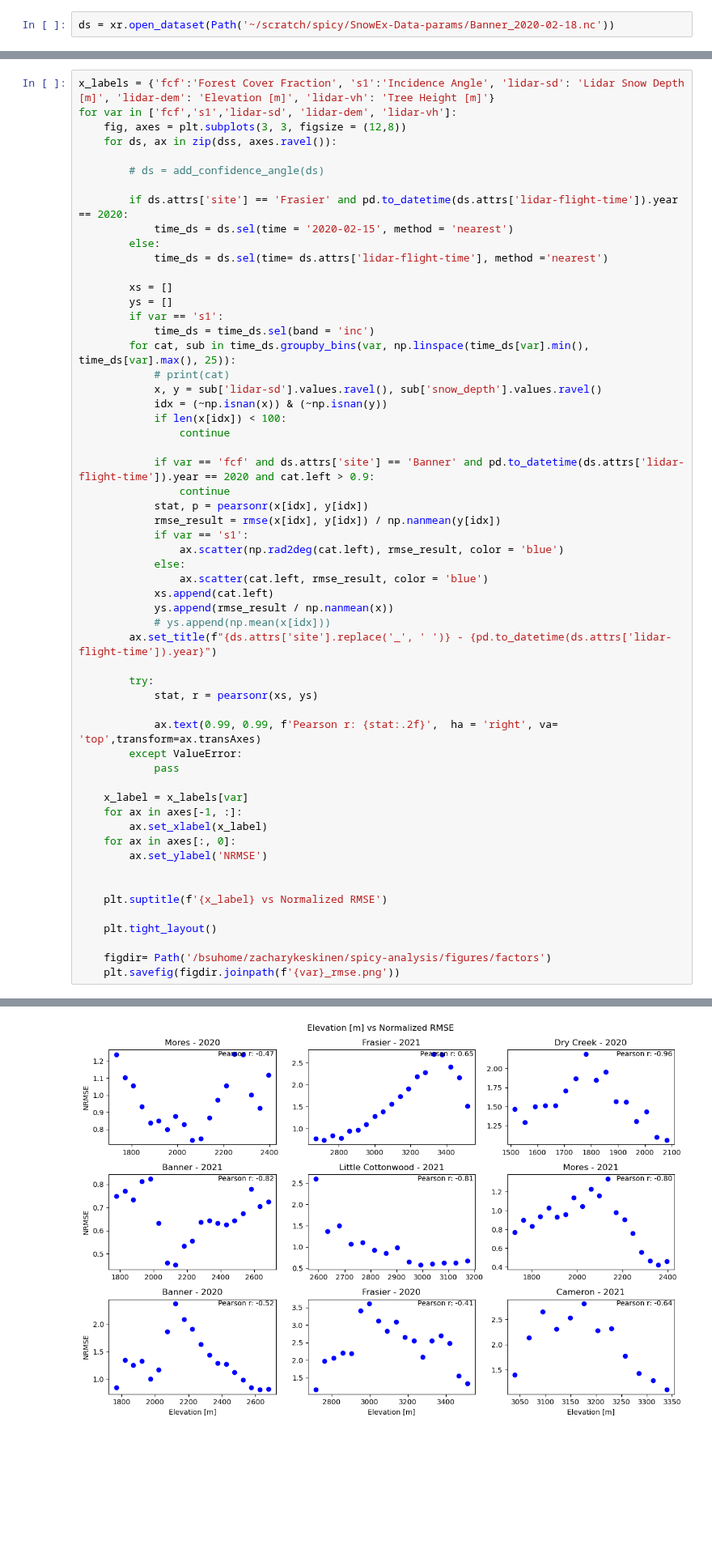
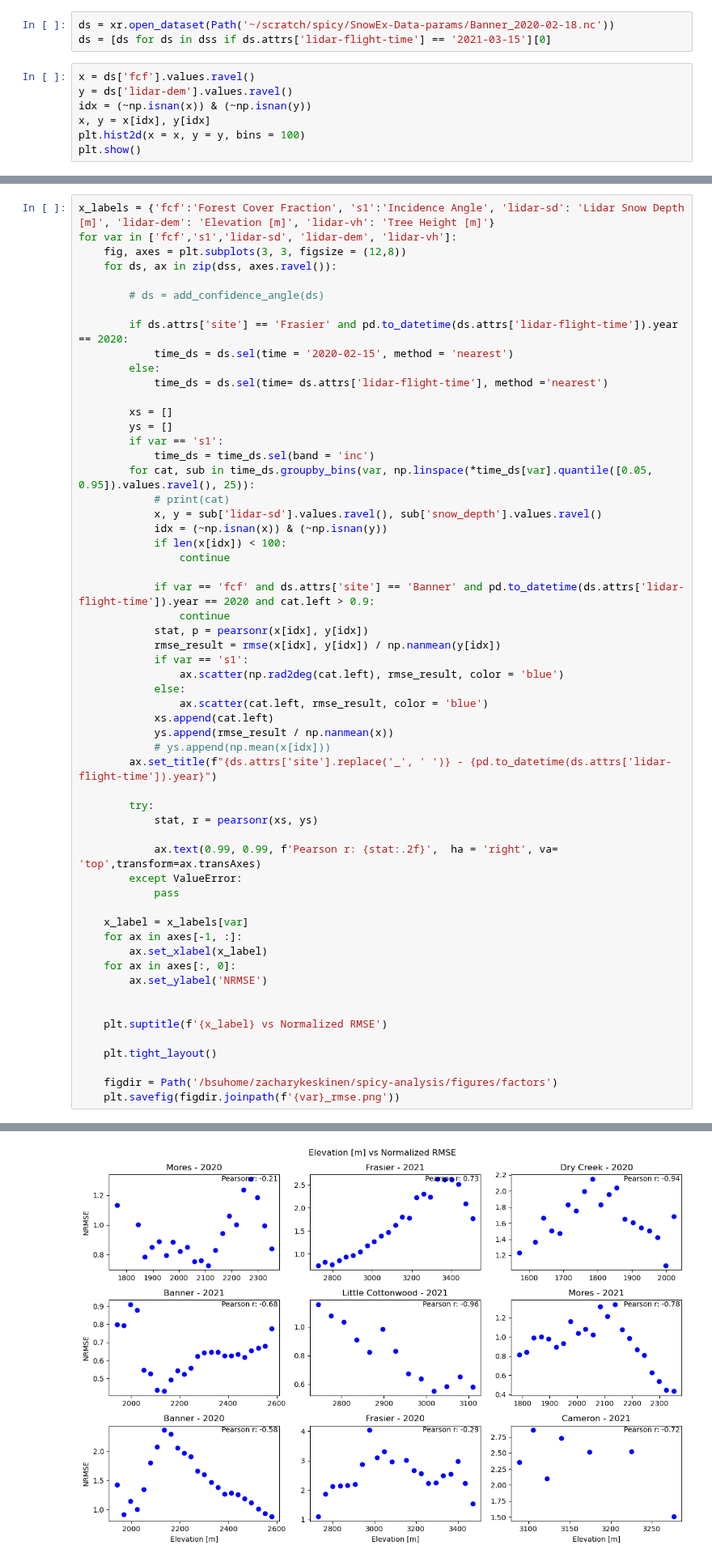
Before and after one commit to ZachHoppinen/spicy-analysis, a Jupyter notebook: src/compare/factors/rmse.ipynb, the cells around one changed output, grey strips where cells are left out. Shown at 81% size. Cells and saved outputs as stored; diff of their text form; blank space fills up the shorter version.

```diff
--- a/src/compare/factors/rmse.ipynb
+++ b/src/compare/factors/rmse.ipynb
@@ -15,3 +15,11 @@ def rmse(predictions, targets):
 dss = [xr.open_dataset(fp) for fp in Path('~/scratch/spicy/SnowEx-Data-params').expanduser().glob('*.nc')]
 # %%
 ds = xr.open_dataset(Path('~/scratch/spicy/SnowEx-Data-params/Banner_2020-02-18.nc'))
+ds = [ds for ds in dss if ds.attrs['lidar-flight-time'] == '2021-03-15'][0]
+# %%
+x = ds['fcf'].values.ravel()
+y = ds['lidar-dem'].values.ravel()
+idx = (~np.isnan(x)) & (~np.isnan(y))
+x, y = x[idx], y[idx]
+plt.hist2d(x = x, y = y, bins = 100)
+plt.show()
@@ -32,7 +42,7 @@ for var in ['fcf','s1','lidar-sd', 'lidar-dem', 'lidar-vh']:
         ys = []
         if var == 's1':
             time_ds = time_ds.sel(band = 'inc')
-        for cat, sub in time_ds.groupby_bins(var, np.linspace(time_ds[var].min(), time_ds[var].max(), 25)):
+        for cat, sub in time_ds.groupby_bins(var, np.linspace(*time_ds[var].quantile([0.05, 0.95]).values.ravel(), 25)):
             # print(cat)
             x, y = sub['lidar-sd'].values.ravel(), sub['snow_depth'].values.ravel()
             idx = (~np.isnan(x)) & (~np.isnan(y))
@@ -70,6 +80,6 @@ for var in ['fcf','s1','lidar-sd', 'lidar-dem', 'lidar-vh']:
 
     plt.tight_layout()
 
-    figdir= Path('/bsuhome/zacharykeskinen/spicy-analysis/figures/factors')
+    figdir = Path('/bsuhome/zacharykeskinen/spicy-analysis/figures/factors')
     plt.savefig(figdir.joinpath(f'{var}_rmse.png'))
 # %% [output]
@@ -79 +89 @@ for var in ['fcf','s1','lidar-sd', 'lidar-dem', 'lidar-vh']:
-[figure, old version]
+[figure, new version]
```
Also changed, not shown: parts of 3 cells of this notebook, 7 other files.
